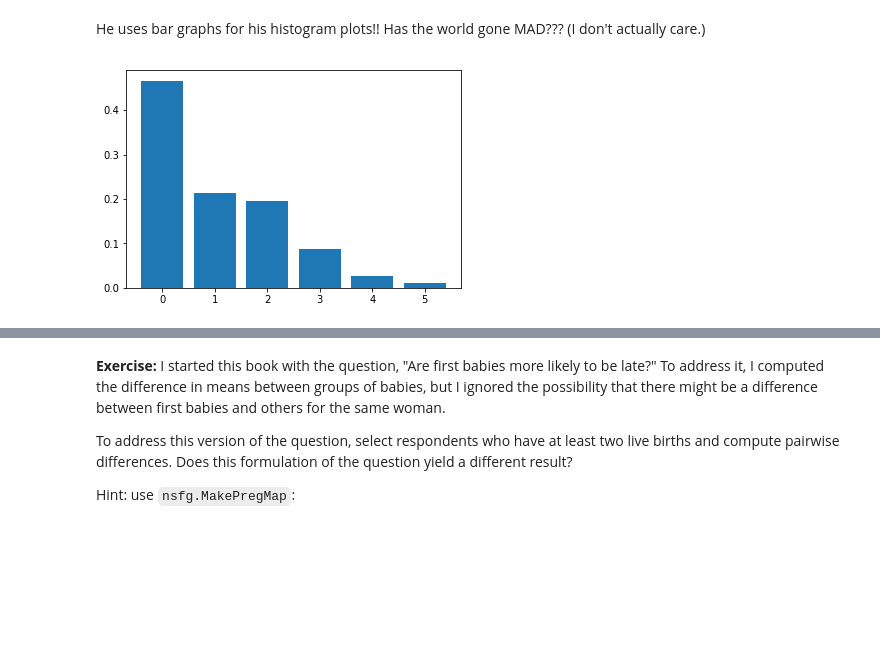
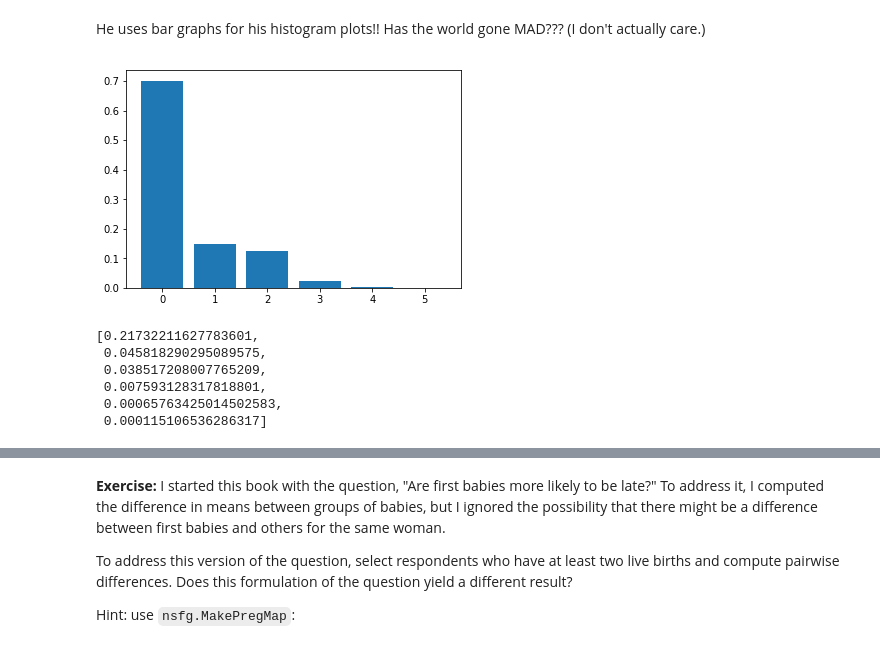
Before and after one commit to thomasdunlap/ThinkStats2, a Jupyter notebook: code/chap03ex.ipynb, the cells around one changed output, grey strips where cells are left out. Cells and saved outputs as stored; diff of their text form; code cells hidden in the pictures; blank space fills up the shorter version.

```diff
--- a/code/chap03ex.ipynb
+++ b/code/chap03ex.ipynb
@@ -362,8 +362,15 @@ def BiasPmf(pmf, label):
 # %%
 # Solution goes here
 biased_answer = [x * x for x in numkdhh_pmf]
-biased_norm = [x / sum(numkdhh_hist[0]) for x in numkdhh_hist[0]]
+biased_norm = [x / sum(biased_answer) for x in biased_answer]
 plt.bar([0, 1, 2, 3, 4, 5], biased_norm)
 plt.show()
+biased_answer
 # %% [output]
-[figure, old version]
+[figure, new version]
+[0.21732211627783601,
+ 0.045818290295089575,
+ 0.038517208007765209,
+ 0.007593128317818801,
+ 0.00065763425014502583,
+ 0.000115106536286317]
```
Also changed, not shown: parts of 2 cells of this notebook.
